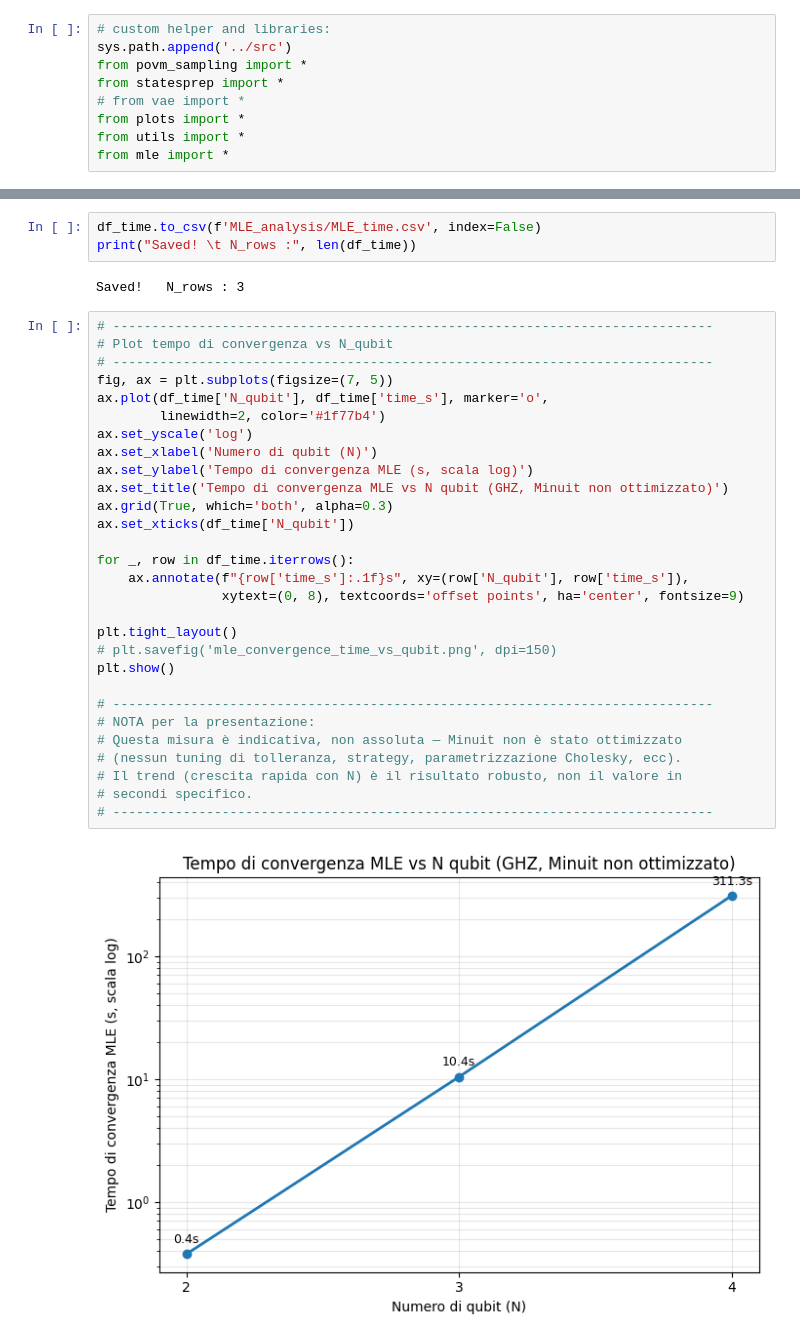
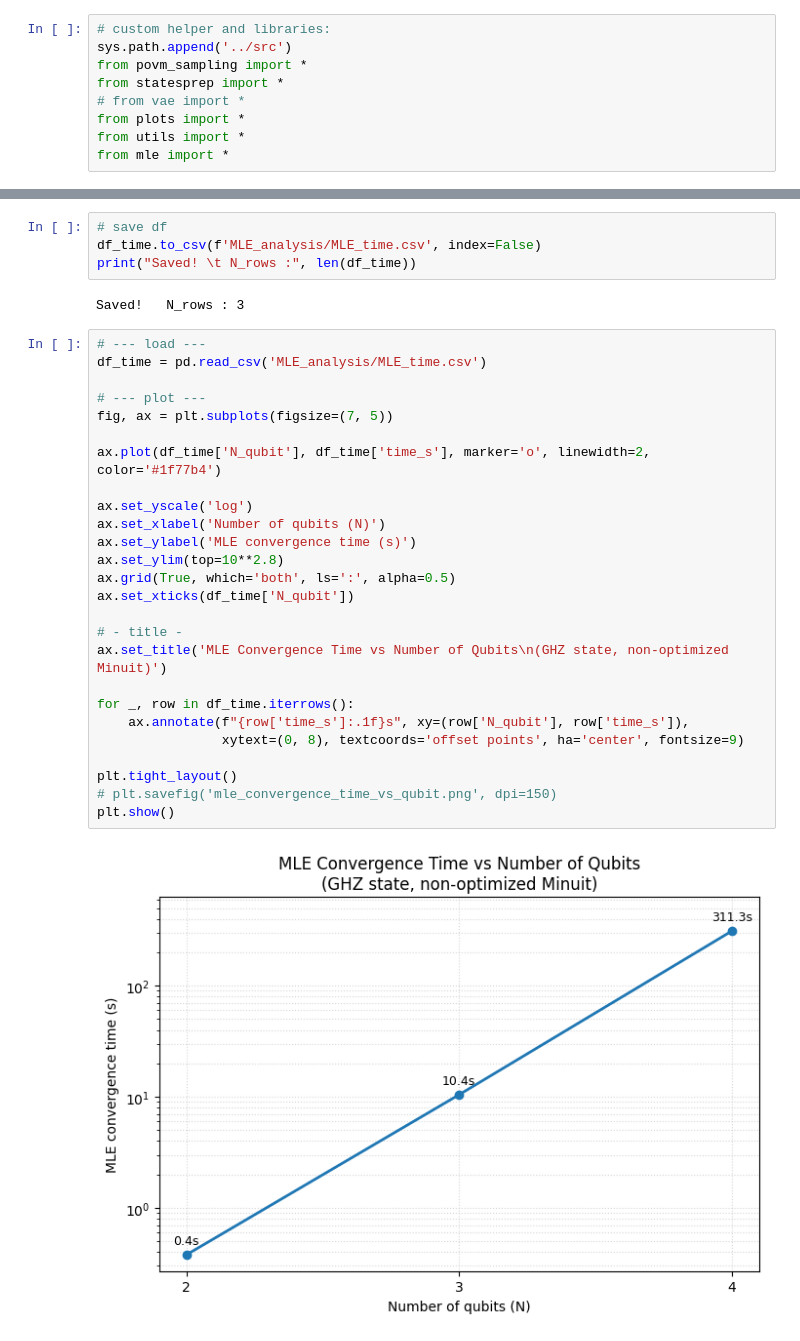
Before and after one commit to srazzetti/statistical-qst-vae, a Jupyter notebook: notebook/2_MLE-analysis.ipynb, the cells around one changed output, grey strips where cells are left out. Saved outputs shown, nothing was run; the diff lists cells and outputs as text.

Commit message:
complete MLE_analysis notebook

```diff
--- a/notebook/2_MLE-analysis.ipynb
+++ b/notebook/2_MLE-analysis.ipynb
@@ -274,38 +286,36 @@ print(df_time)
 1        3  0.992438   10.444609   True
 2        4  0.982129  311.322883   True
 # %%
+# save df
 df_time.to_csv(f'MLE_analysis/MLE_time.csv', index=False)
 print("Saved! \t N_rows :", len(df_time))
 # %% [output]
 Saved!   N_rows : 3
 # %%
-# -----------------------------------------------------------------------------
-# Plot tempo di convergenza vs N_qubit
-# -----------------------------------------------------------------------------
+# --- load ---
+df_time = pd.read_csv('MLE_analysis/MLE_time.csv')
+
+# --- plot ---
 fig, ax = plt.subplots(figsize=(7, 5))
-ax.plot(df_time['N_qubit'], df_time['time_s'], marker='o',
-        linewidth=2, color='#1f77b4')
+
+ax.plot(df_time['N_qubit'], df_time['time_s'], marker='o', linewidth=2, color='#1f77b4')
+
 ax.set_yscale('log')
-ax.set_xlabel('Numero di qubit (N)')
-ax.set_ylabel('Tempo di convergenza MLE (s, scala log)')
-ax.set_title('Tempo di convergenza MLE vs N qubit (GHZ, Minuit non ottimizzato)')
-ax.grid(True, which='both', alpha=0.3)
+ax.set_xlabel('Number of qubits (N)')
+ax.set_ylabel('MLE convergence time (s)')
+ax.set_ylim(top=10**2.8)
+ax.grid(True, which='both', ls=':', alpha=0.5)
 ax.set_xticks(df_time['N_qubit'])
+
+# - title -
+ax.set_title('MLE Convergence Time vs Number of Qubits\n(GHZ state, non-optimized Minuit)')
 
 for _, row in df_time.iterrows():
     ax.annotate(f"{row['time_s']:.1f}s", xy=(row['N_qubit'], row['time_s']),
                 xytext=(0, 8), textcoords='offset points', ha='center', fontsize=9)
 
 plt.tight_layout()
 # plt.savefig('mle_convergence_time_vs_qubit.png', dpi=150)
 plt.show()
-
-# -----------------------------------------------------------------------------
-# NOTA per la presentazione:
-# Questa misura è indicativa, non assoluta — Minuit non è stato ottimizzato
-# (nessun tuning di tolleranza, strategy, parametrizzazione Cholesky, ecc).
-# Il trend (crescita rapida con N) è il risultato robusto, non il valore in
-# secondi specifico.
-# -----------------------------------------------------------------------------
 # %% [output]
-[figure, old version]
+[figure, new version]
```
Also changed, not shown: parts of 24 cells of this notebook.
